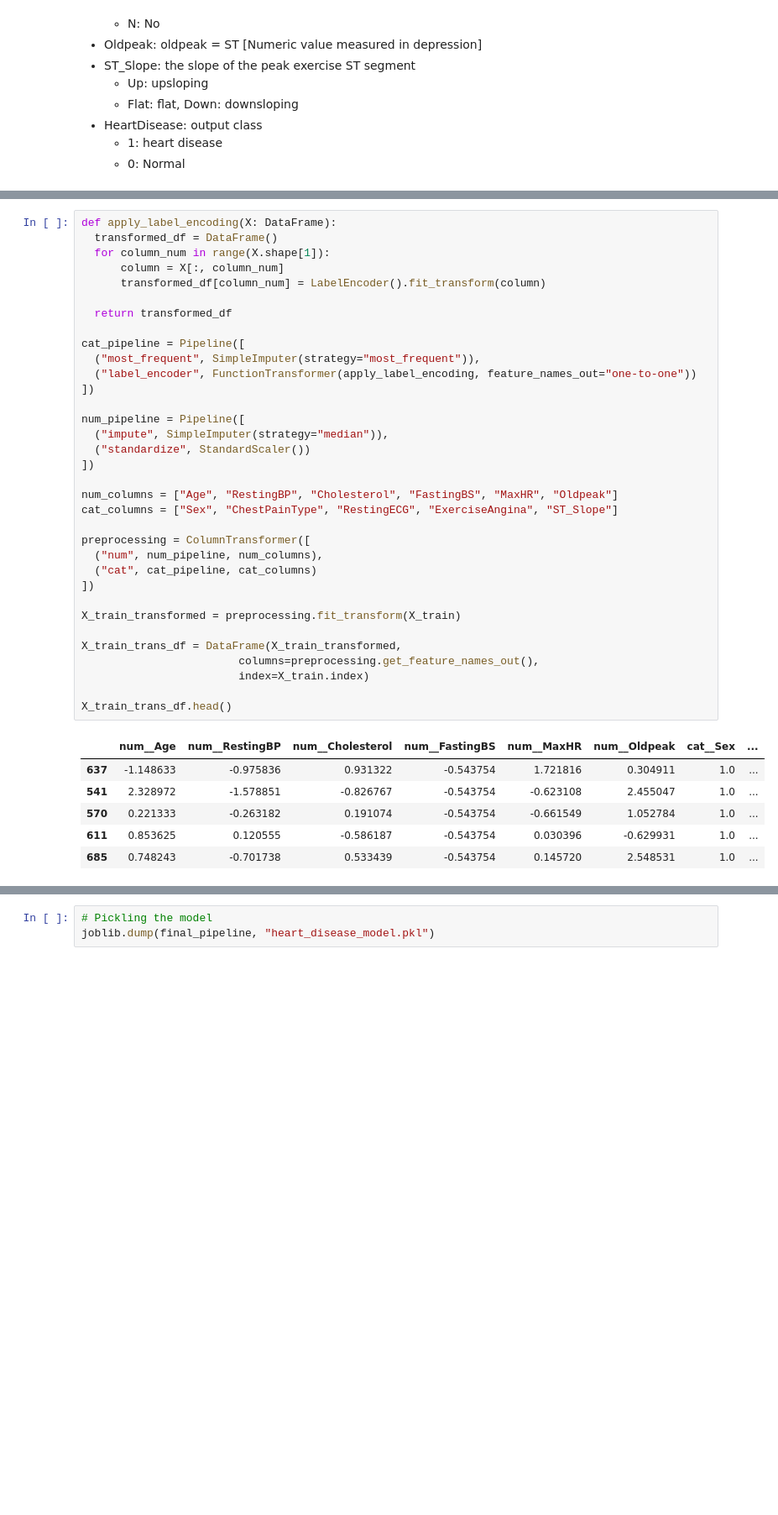
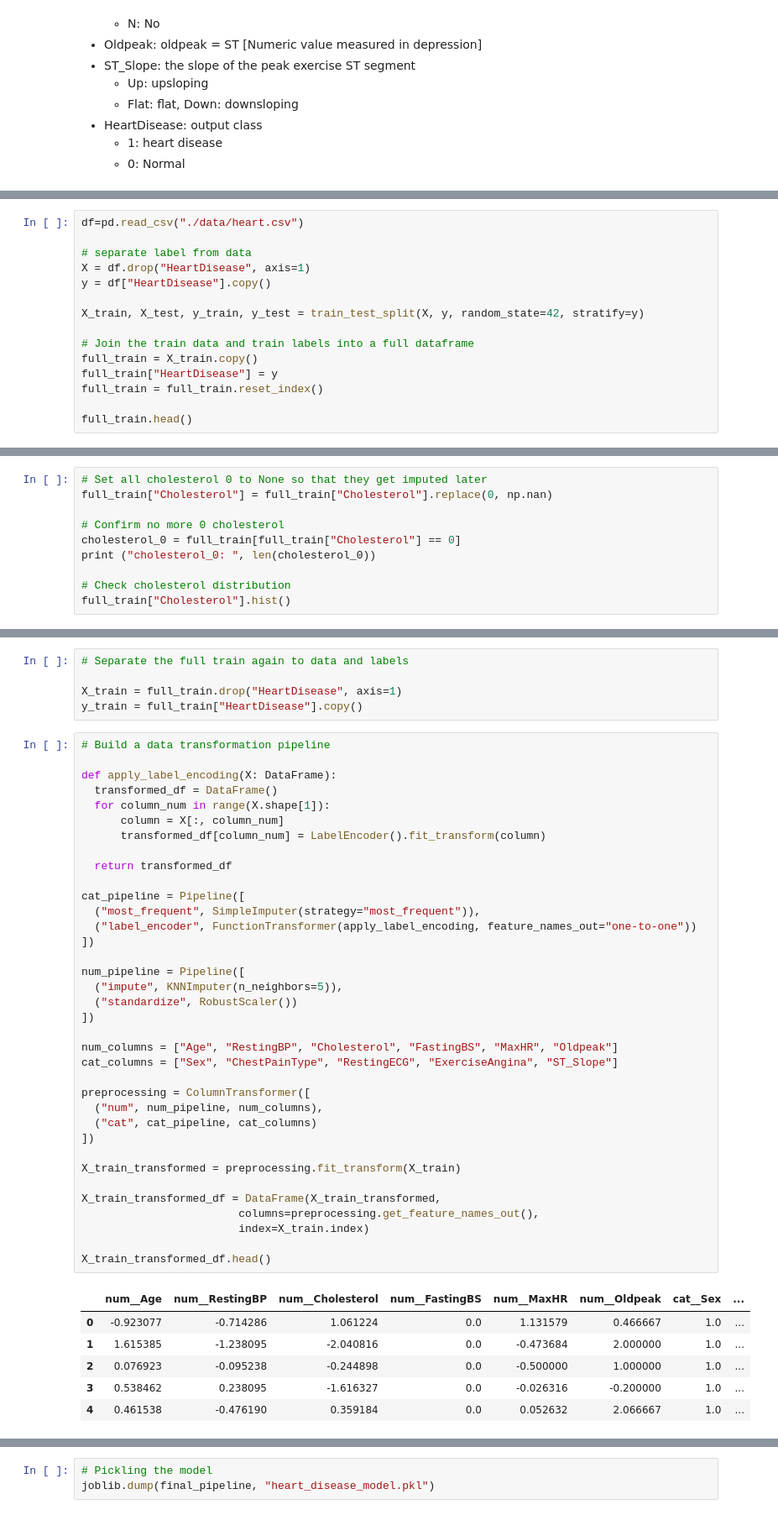
Before and after one commit to adamscarlat/hands-on-ML-with-Scikit-Learn-and-Tensorflow, a Jupyter notebook: edition3/projects/heart-attack-dataset/heart-attack-prediction.ipynb, the cells around one changed output, grey strips where cells are left out. Shown at 84% size. Drawn from its saved outputs; the diff is of its cells as text; blank space fills up the shorter version.

```diff
--- a/edition3/projects/heart-attack-dataset/heart-attack-prediction.ipynb
+++ b/edition3/projects/heart-attack-dataset/heart-attack-prediction.ipynb
@@ -68,0 +63,15 @@ df.head()
+# %%
+df=pd.read_csv("./data/heart.csv")
+
+# separate label from data
+X = df.drop("HeartDisease", axis=1)
+y = df["HeartDisease"].copy()
+
+X_train, X_test, y_train, y_test = train_test_split(X, y, random_state=42, stratify=y)
+
+# Join the train data and train labels into a full dataframe
+full_train = X_train.copy()
+full_train["HeartDisease"] = y
+full_train = full_train.reset_index()
+
+full_train.head()
@@ -132,0 +175,10 @@ X_train, X_test, y_train, y_test = train_test_split(X, y, random_state=42, strat
+# %%
+# Set all cholesterol 0 to None so that they get imputed later
+full_train["Cholesterol"] = full_train["Cholesterol"].replace(0, np.nan)
+
+# Confirm no more 0 cholesterol
+cholesterol_0 = full_train[full_train["Cholesterol"] == 0]
+print ("cholesterol_0: ", len(cholesterol_0))
+
+# Check cholesterol distribution
+full_train["Cholesterol"].hist()
@@ -136,44 +220,51 @@ X_train, X_test, y_train, y_test = train_test_split(X, y, random_state=42, strat
 * Only transformation is labeling the categorical features (also handling outliers but this data set doesn't have any).
 * Although the data does not contain any missing values, we'll add an imputer to our pipeline in case inference examples
   will have missing data.
+# %%
+# Separate the full train again to data and labels
+
+X_train = full_train.drop("HeartDisease", axis=1)
+y_train = full_train["HeartDisease"].copy()
 # %%
+# Build a data transformation pipeline
+
 def apply_label_encoding(X: DataFrame):
   transformed_df = DataFrame()
   for column_num in range(X.shape[1]):
       column = X[:, column_num]
       transformed_df[column_num] = LabelEncoder().fit_transform(column)
 
   return transformed_df
 
 cat_pipeline = Pipeline([
   ("most_frequent", SimpleImputer(strategy="most_frequent")),
   ("label_encoder", FunctionTransformer(apply_label_encoding, feature_names_out="one-to-one"))
 ])
 
 num_pipeline = Pipeline([
-  ("impute", SimpleImputer(strategy="median")),
-  ("standardize", StandardScaler())
+  ("impute", KNNImputer(n_neighbors=5)),
+  ("standardize", RobustScaler())
 ])
 
 num_columns = ["Age", "RestingBP", "Cholesterol", "FastingBS", "MaxHR", "Oldpeak"]
 cat_columns = ["Sex", "ChestPainType", "RestingECG", "ExerciseAngina", "ST_Slope"]
 
 preprocessing = ColumnTransformer([
   ("num", num_pipeline, num_columns),
   ("cat", cat_pipeline, cat_columns)
 ])
 
 X_train_transformed = preprocessing.fit_transform(X_train)
 
-X_train_trans_df = DataFrame(X_train_transformed,
+X_train_transformed_df = DataFrame(X_train_transformed,
                         columns=preprocessing.get_feature_names_out(),
                         index=X_train.index)
 
-X_train_trans_df.head()
+X_train_transformed_df.head()
 # %% [output]
 |  | num__Age | num__RestingBP | num__Cholesterol | num__FastingBS | num__MaxHR | num__Oldpeak | cat__Sex | ... |
-| 637 | -1.148633 | -0.975836 | 0.931322 | -0.543754 | 1.721816 | 0.304911 | 1.0 | ... |
-| 541 | 2.328972 | -1.578851 | -0.826767 | -0.543754 | -0.623108 | 2.455047 | 1.0 | ... |
-| 570 | 0.221333 | -0.263182 | 0.191074 | -0.543754 | -0.661549 | 1.052784 | 1.0 | ... |
-| 611 | 0.853625 | 0.120555 | -0.586187 | -0.543754 | 0.030396 | -0.629931 | 1.0 | ... |
-| 685 | 0.748243 | -0.701738 | 0.533439 | -0.543754 | 0.145720 | 2.548531 | 1.0 | ... |
+| 0 | -0.923077 | -0.714286 | 1.061224 | 0.0 | 1.131579 | 0.466667 | 1.0 | ... |
+| 1 | 1.615385 | -1.238095 | -2.040816 | 0.0 | -0.473684 | 2.000000 | 1.0 | ... |
+| 2 | 0.076923 | -0.095238 | -0.244898 | 0.0 | -0.500000 | 1.000000 | 1.0 | ... |
+| 3 | 0.538462 | 0.238095 | -1.616327 | 0.0 | -0.026316 | -0.200000 | 1.0 | ... |
+| 4 | 0.461538 | -0.476190 | 0.359184 | 0.0 | 0.052632 | 2.066667 | 1.0 | ... |
```
Also changed, not shown: parts of 29 cells of this notebook, 2 other files.
